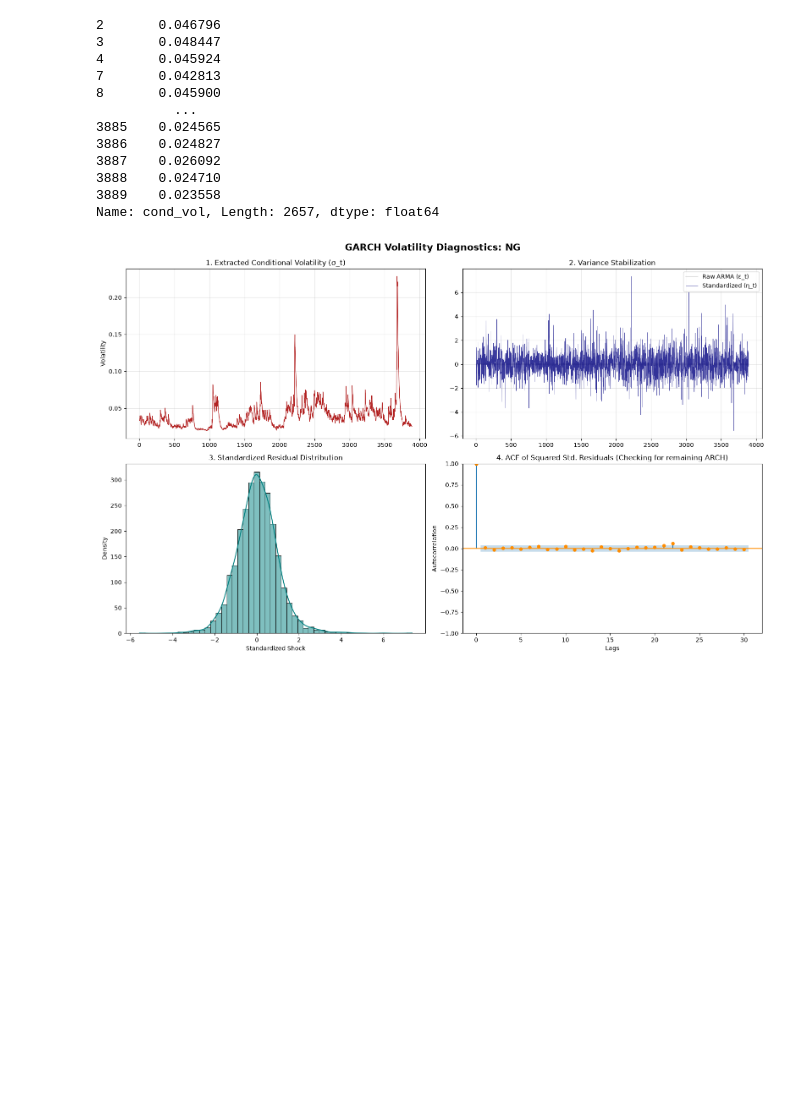
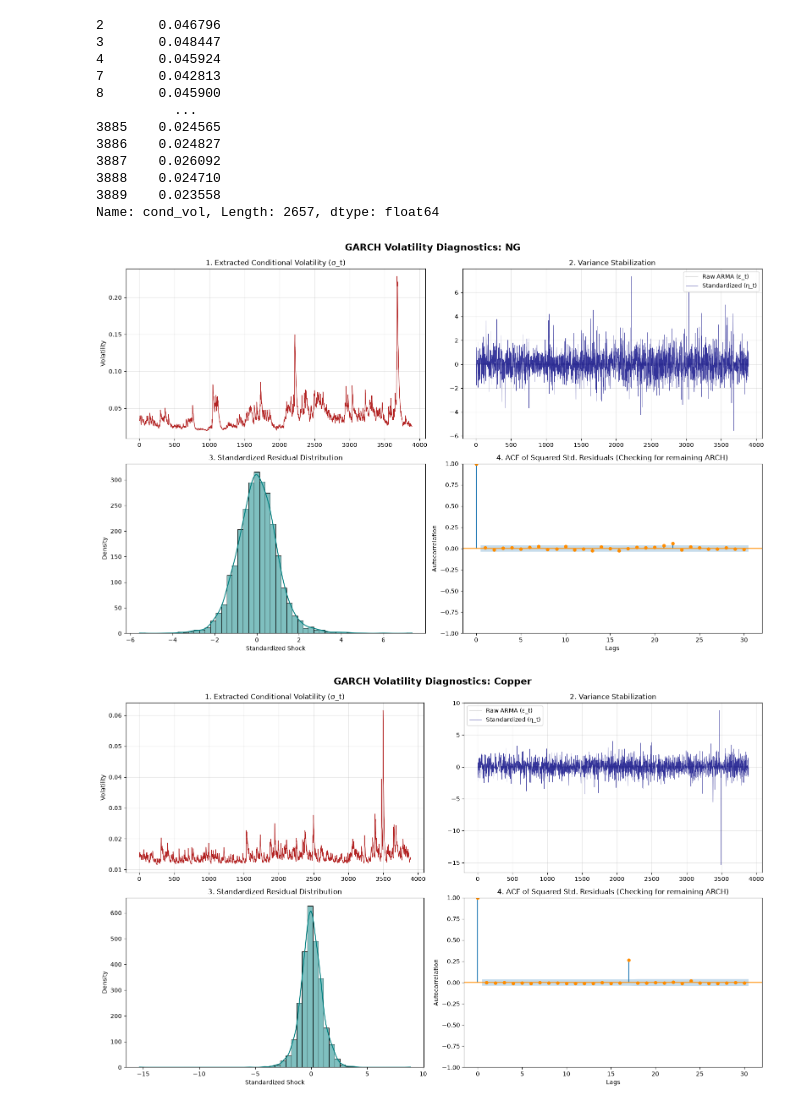
Before and after one commit to IanJ1998/Ian, a Jupyter notebook: CommodityProject/SystemicRiskCopulaProject/Modelling/Modelling_Phase1.ipynb, the cells around one changed output. Cells and saved outputs as stored; diff of their text form; code cells hidden in the pictures; blank space fills up the shorter version.

Commit message:
Comprehensive matplotlib graphs

```diff
--- a/CommodityProject/SystemicRiskCopulaProject/Modelling/Modelling_Phase1.ipynb
+++ b/CommodityProject/SystemicRiskCopulaProject/Modelling/Modelling_Phase1.ipynb
@@ -696,7 +696,8 @@ def visualize_garch_diagnostics(arch_dict, commodity_name, raw_arma_resid):
 # %%
 raw_res = arma_dict.get("NG")[2]
 # %%
-raw_res = arma_dict.get("NG")[2]
-visualize_garch_diagnostics(arch_dict, "NG", raw_res)
+for _name in arma_dict.keys():
+    visualize_garch_diagnostics(arch_dict, _name, arma_dict.get(_name)[2])
 # %% [output]
 [figure]
+[figure, added]
```
Also changed, not shown: parts of 4 cells of this notebook.
